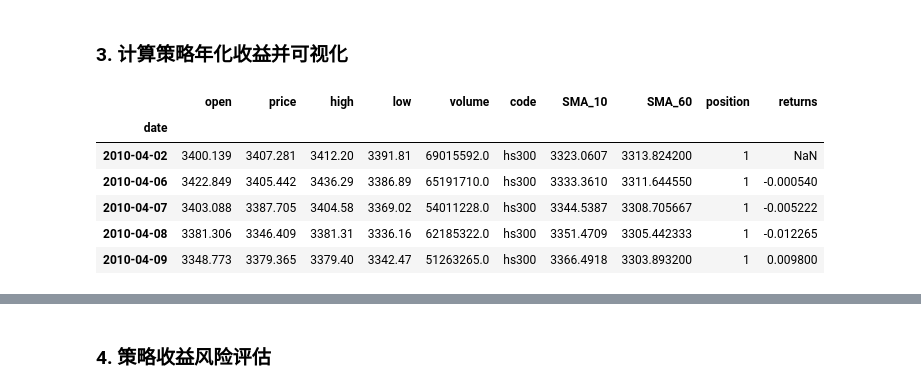
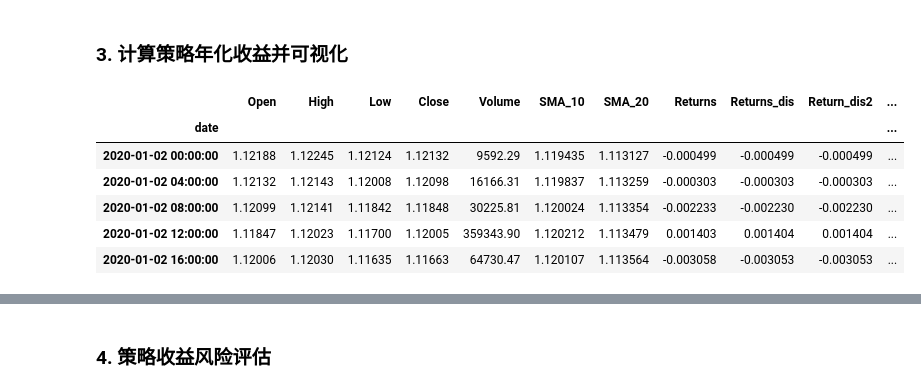
Before and after one commit to github4n/Deep_1st, a Jupyter notebook: AQF/第08章.量化交易策略模块/1.三大经典策略/5.1_SMA_移动平均及双均线模型.ipynb, the cells around one changed output, grey strips where cells are left out. Saved outputs shown, nothing was run; the diff lists cells and outputs as text; code cells hidden in the pictures.

```diff
--- a/AQF/第08章.量化交易策略模块/1.三大经典策略/5.1_SMA_移动平均及双均线模型.ipynb
+++ b/AQF/第08章.量化交易策略模块/1.三大经典策略/5.1_SMA_移动平均及双均线模型.ipynb
@@ -192,0 +104,4 @@ data['position'].plot(ylim=[-1.1, 1.1], title='Market Positioning')
+# %%
+data_1['Returns_dis'] = data_1['Close']/data_1['Close'].shift(1)-1
+# %%
+data_1['Return_dis2'] = data_1['Close'].pct_change()      #当前元素与先前元素之间的百分比变化
@@ -192,0 +129,2 @@ data['position'].plot(ylim=[-1.1, 1.1], title='Market Positioning')
+# %%
+data_1['Position'] = np.where(data_1['SMA_10'] > data_1['SMA_20'], 1, -1)       #很重要，要重点掌握该方法
@@ -192,0 +167,2 @@ data['position'].plot(ylim=[-1.1, 1.1], title='Market Positioning')
+# %%
+data_1.dropna(inplace=True)     #去掉空值，NaN
@@ -198,13 +176,13 @@ data['returns'] = np.log(data['price'] / data['price'].shift(1))
 # %%
-data.head()
+data_1.head()
 # %% [output]
-|  | open | price | high | low | volume | code | SMA_10 | SMA_60 | position | returns |
-| date |  |  |  |  |  |  |  |  |  |  |
-| 2010-04-02 | 3400.139 | 3407.281 | 3412.20 | 3391.81 | 69015592.0 | hs300 | 3323.0607 | 3313.824200 | 1 | NaN |
-| 2010-04-06 | 3422.849 | 3405.442 | 3436.29 | 3386.89 | 65191710.0 | hs300 | 3333.3610 | 3311.644550 | 1 | -0.000540 |
-| 2010-04-07 | 3403.088 | 3387.705 | 3404.58 | 3369.02 | 54011228.0 | hs300 | 3344.5387 | 3308.705667 | 1 | -0.005222 |
-| 2010-04-08 | 3381.306 | 3346.409 | 3381.31 | 3336.16 | 62185322.0 | hs300 | 3351.4709 | 3305.442333 | 1 | -0.012265 |
-| 2010-04-09 | 3348.773 | 3379.365 | 3379.40 | 3342.47 | 51263265.0 | hs300 | 3366.4918 | 3303.893200 | 1 | 0.009800 |
+|  | Open | High | Low | Close | Volume | SMA_10 | SMA_20 | Returns | Returns_dis | Return_dis2 | ... |
+| date |  |  |  |  |  |  |  |  |  |  | ... |
+| 2020-01-02 00:00:00 | 1.12188 | 1.12245 | 1.12124 | 1.12132 | 9592.29 | 1.119435 | 1.113127 | -0.000499 | -0.000499 | -0.000499 | ... |
+| 2020-01-02 04:00:00 | 1.12132 | 1.12143 | 1.12008 | 1.12098 | 16166.31 | 1.119837 | 1.113259 | -0.000303 | -0.000303 | -0.000303 | ... |
+| 2020-01-02 08:00:00 | 1.12099 | 1.12141 | 1.11842 | 1.11848 | 30225.81 | 1.120024 | 1.113354 | -0.002233 | -0.002230 | -0.002230 | ... |
+| 2020-01-02 12:00:00 | 1.11847 | 1.12023 | 1.11700 | 1.12005 | 359343.90 | 1.120212 | 1.113479 | 0.001403 | 0.001404 | 0.001404 | ... |
+| 2020-01-02 16:00:00 | 1.12006 | 1.12030 | 1.11635 | 1.11663 | 64730.47 | 1.120107 | 1.113564 | -0.003058 | -0.003053 | -0.003053 | ... |
 # %%
 # data['returns_dis'] = data['price']/data['price'].shift(1)-1    #离散计算return方法1
 # %%
```
Also changed, not shown: parts of 101 cells of this notebook.
